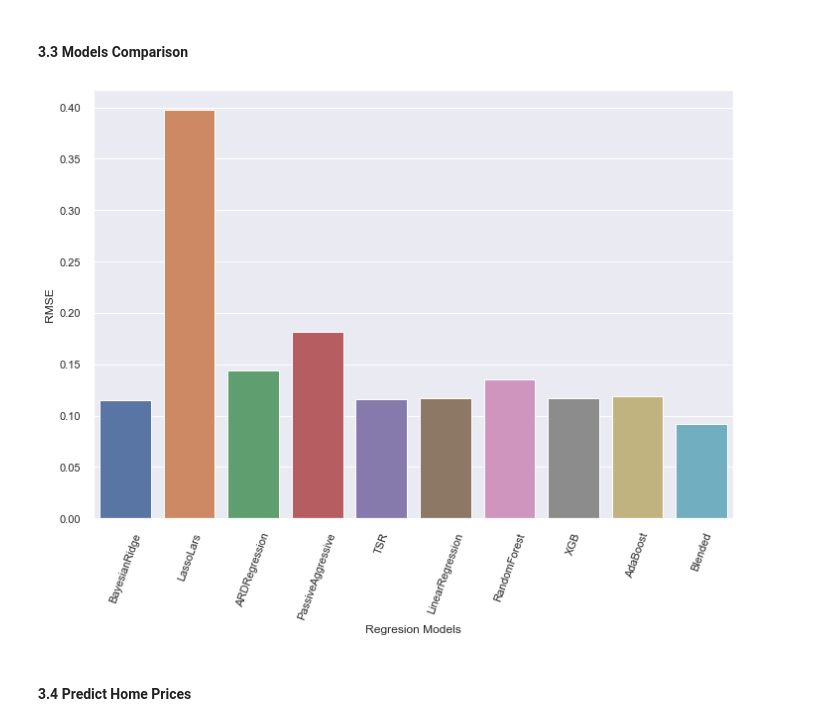
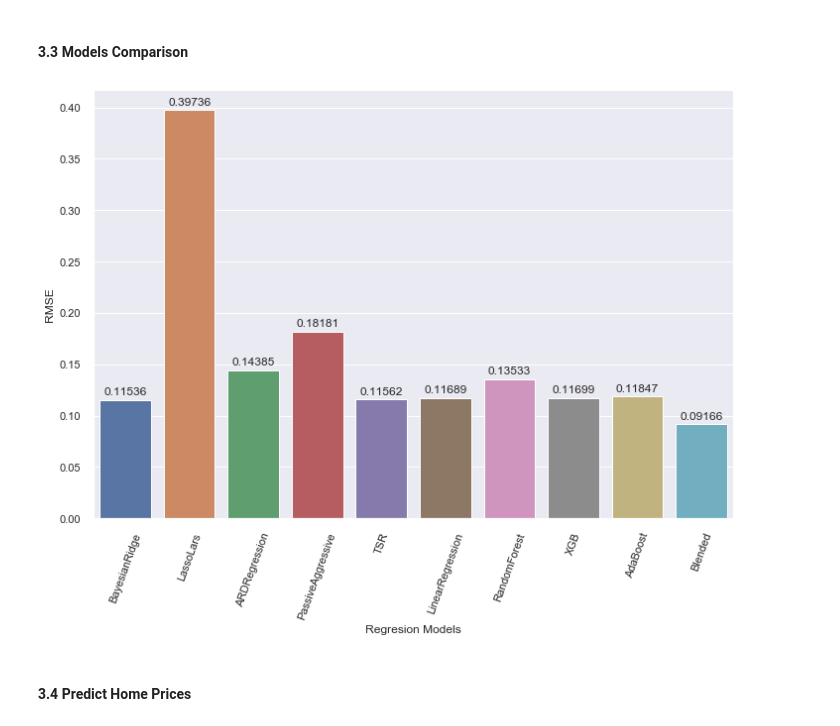
Before and after one commit to allison-godfrey/w207-final-group-project, a Jupyter notebook: W207_Predict_Property_Sale_Price.ipynb, the cells around one changed output. Saved outputs shown, nothing was run; the diff lists cells and outputs as text; code cells hidden in the pictures.

Commit message:
Added RMSE values on the comparison bar plot

```diff
--- a/W207_Predict_Property_Sale_Price.ipynb
+++ b/W207_Predict_Property_Sale_Price.ipynb
@@ -1034,17 +1034,22 @@ Blended Model RMSE: 0.08768761078288573
 #### 3.3 Models Comparison<a name="ModelsComparison"></a>
 # %%
 #RMSE comparison
-models_rmse.values()
 fig, ax = plt.subplots()
 fig.set_size_inches(10,8)
-g=sns.barplot(x=list(models_rmse.keys()), y=list(models_rmse.values()), ax=ax)
+rmse_values_list = list(models_rmse.values())
+g=sns.barplot(x=list(models_rmse.keys()), y=rmse_values_list, ax=ax, palette="deep")
+# Show values
+x_val = 0
+for i,rmse_value in enumerate(rmse_values_list):
+    ax.text(x = x_val, y = rmse_value+0.005, s = round(rmse_value,5), ha="center")
+    x_val = x_val + 1.0
 plt.xlabel('Regresion Models')
 plt.ylabel('RMSE')
 plt.xticks(rotation=70)
 plt.tight_layout()
 plt.show()
 # %% [output]
-[figure, old version]
+[figure, new version]
 # %% [markdown]
 #### 3.4 Predict Home Prices<a name="PredictHomePrices"></a>
 # %%
```
